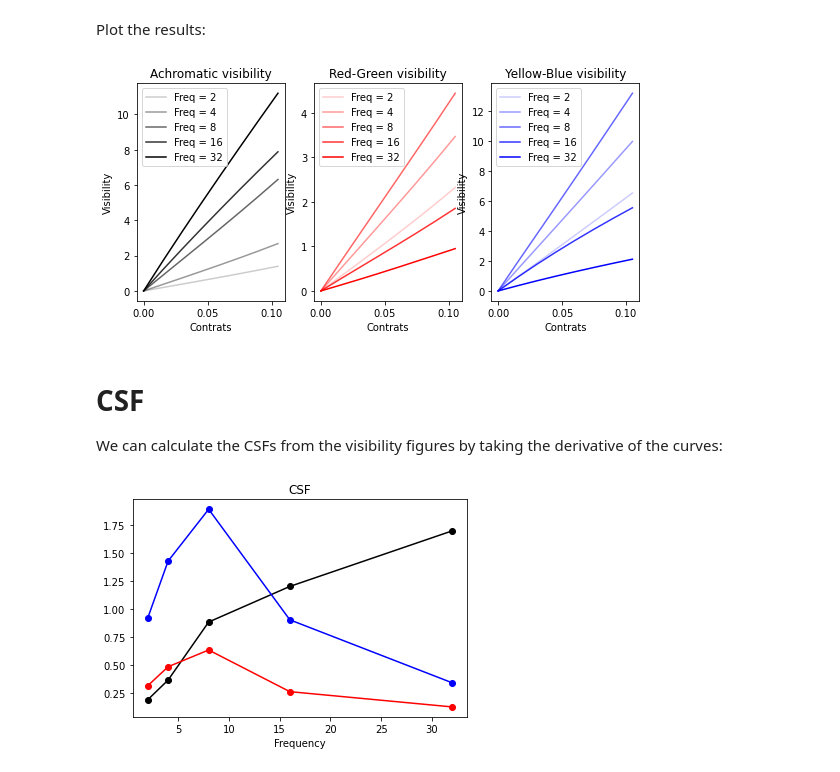
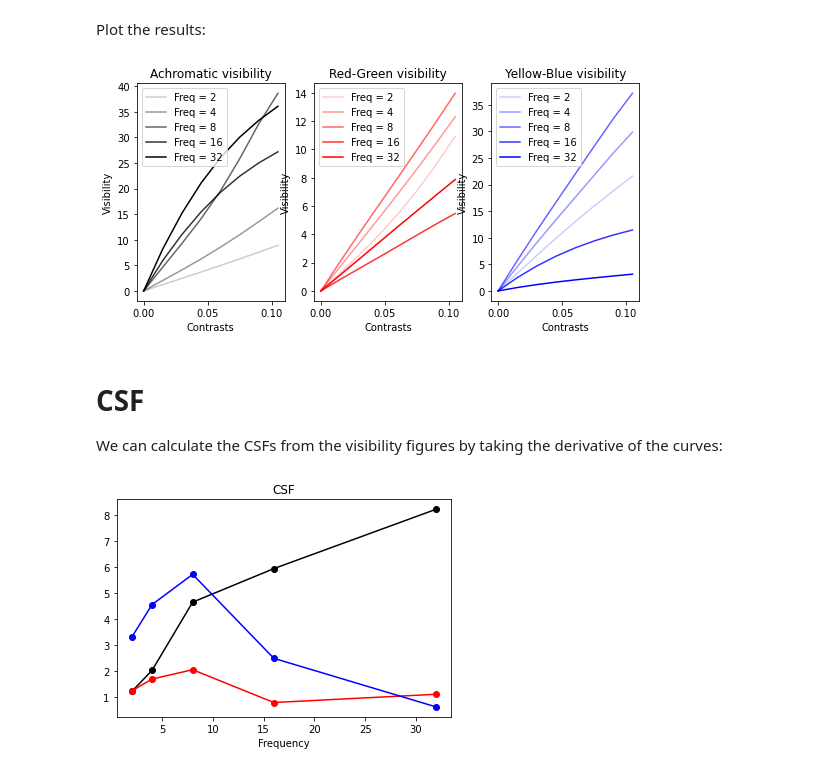
Before and after one commit to Jorgvt/PerceptualTests, a Jupyter notebook: Experiments/gabor_color_load_perceptnet.ipynb, the cells around one changed output. Cells and saved outputs as stored; diff of their text form; code cells hidden in the pictures.

Commit message:
:sparkles: Added normalization to the images before entering the model. Right now, the images are normalized per row (per frequency).

```diff
--- a/Experiments/gabor_color_load_perceptnet.ipynb
+++ b/Experiments/gabor_color_load_perceptnet.ipynb
@@ -116,14 +116,17 @@ def get_readouts(model, imgs):
 # %%
 results_achromatic = {}
 for freq, batch in zip(freqs, gabor_achromatic):
+    batch = (batch-batch.min())/(batch.max()-batch.min())
     results_achromatic[freq] = get_readouts(model, batch)
 # %%
 results_rg = {}
 for freq, batch in zip(freqs, gabor_rg):
+    batch = (batch-batch.min())/(batch.max()-batch.min())
     results_rg[freq] = get_readouts(model, batch)
 # %%
 results_yb = {}
 for freq, batch in zip(freqs, gabor_yb):
+    batch = (batch-batch.min())/(batch.max()-batch.min())
     results_yb[freq] = get_readouts(model, batch)
 # %% [markdown]
 Plot the results:
@@ -132,29 +135,29 @@ def plot_results(results, color='k'):
     alphas = np.linspace(0.2,1,len(results))
     for i, (freq, readouts) in enumerate(results.items()):
         plt.plot(contrasts, readouts, color, alpha=alphas[i], label=f'Freq = {freq}')
-        plt.xlabel('Contrats')
+        plt.xlabel('Contrasts')
         plt.ylabel('Visibility')
 # %%
 plt.figure(figsize=(9,4))
 
 plt.subplot(1,3,1)
 plt.title('Achromatic visibility')
-plot_results(results_achromatic)
+plot_results(results_achromatic, color='k')
 plt.legend()
 
 plt.subplot(1,3,2)
 plt.title('Red-Green visibility')
 plot_results(results_rg, color='r')
 plt.legend()
 
 plt.subplot(1,3,3)
 plt.title('Yellow-Blue visibility')
 plot_results(results_yb, color='b')
 plt.legend()
 
 plt.show()
 # %% [output]
-[figure, old version]
+[figure, new version]
 # %% [markdown]
 # CSF
 
@@ -172,4 +175,4 @@ plt.plot(freqs, results_yb_arr[:,1], 'b-o')
 plt.xlabel('Frequency')
 plt.show()
 # %% [output]
-[figure, old version]
+[figure, new version]
```
